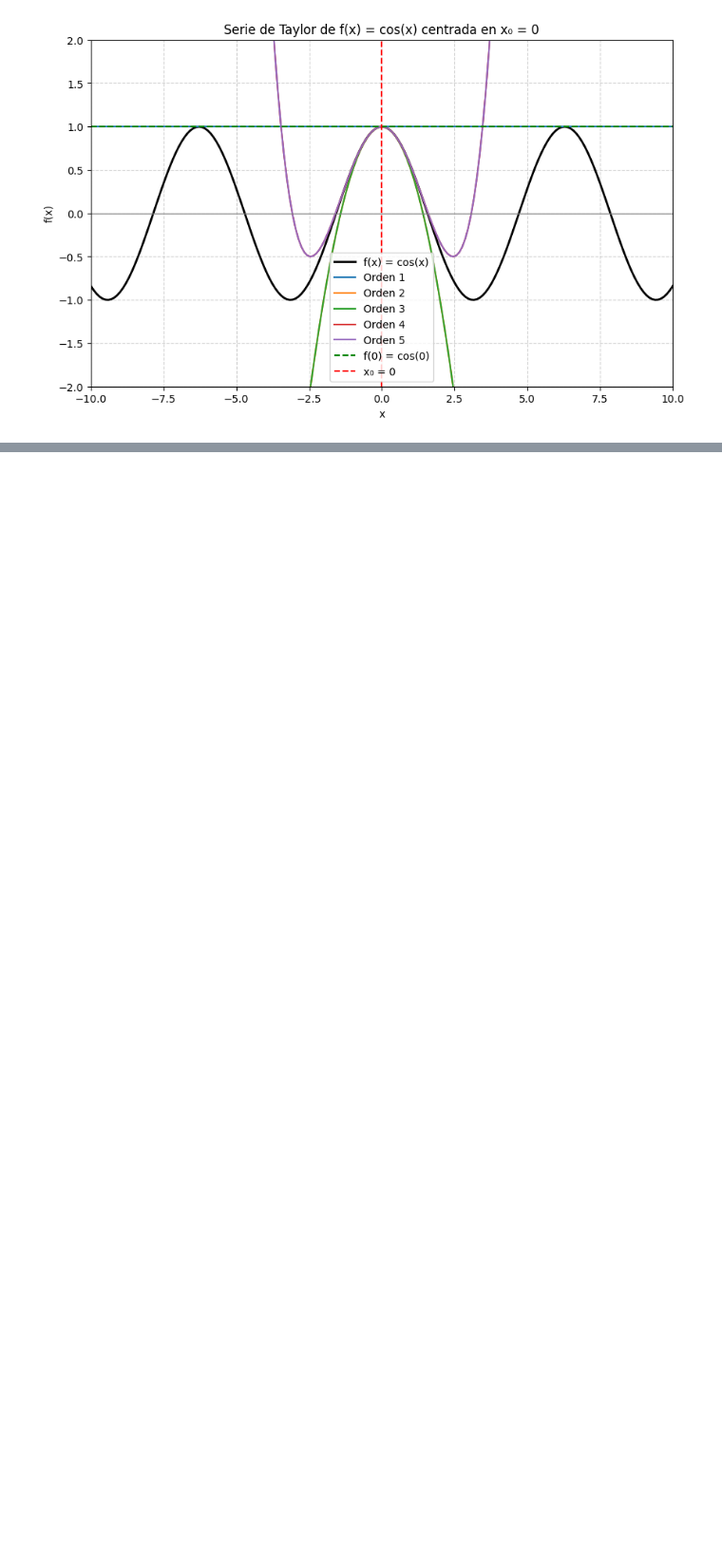
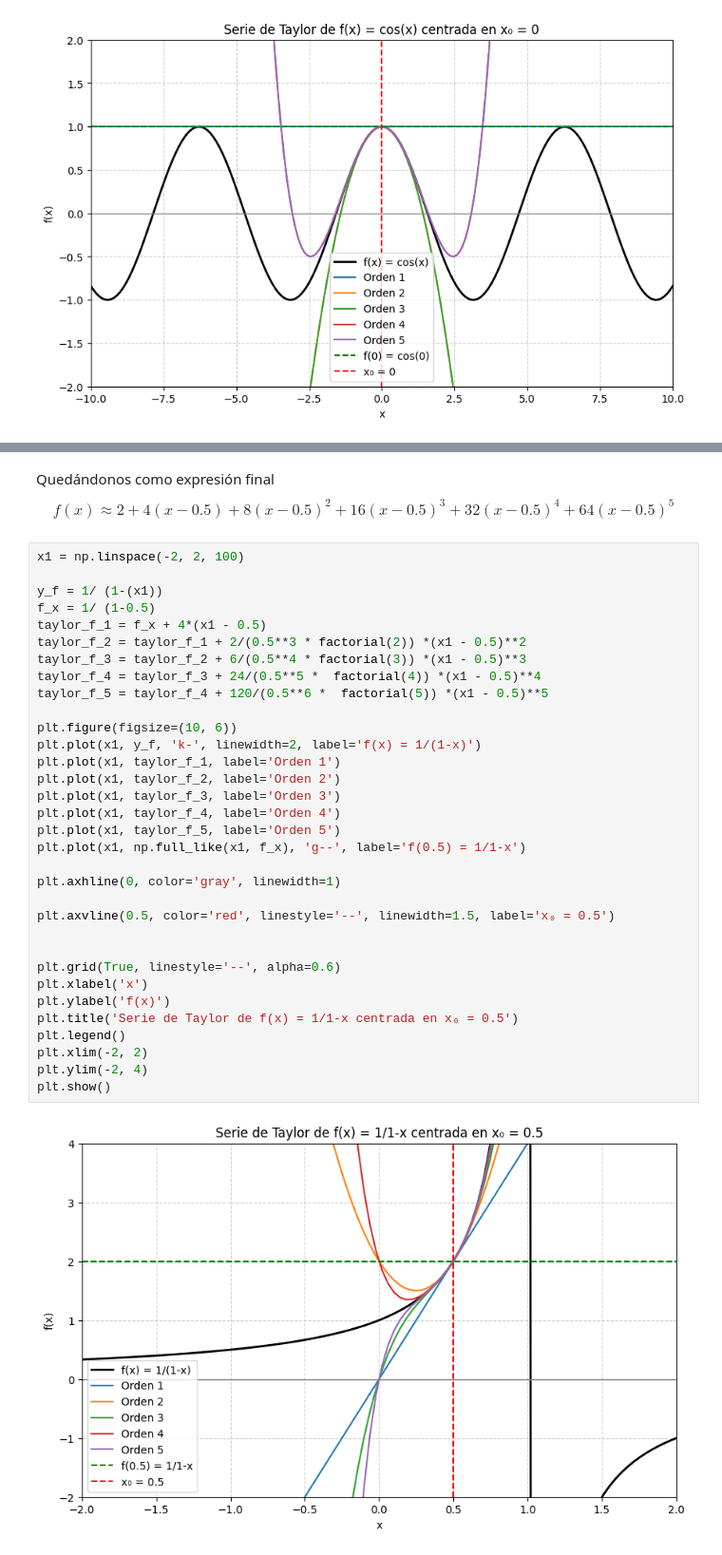
Before and after one commit to Dalzsfn/Taller3, a Jupyter notebook: Taller03.ipynb, the cells around one changed output, grey strips where cells are left out. Shown at 95% size. Saved outputs shown, nothing was run; the diff lists cells and outputs as text; blank space fills up the shorter version.

```diff
--- a/Taller03.ipynb
+++ b/Taller03.ipynb
@@ -127,0 +130,37 @@ plt.show()
+# %% [markdown]
+Quedándonos como expresión final $$f(x) \approx  2 + 4(x - 0.5) + 8(x - 0.5)^2 + 16(x - 0.5)^3 + 32(x - 0.5)^4 + 64(x - 0.5)^5$$
+# %%
+x1 = np.linspace(-2, 2, 100)
+
+y_f = 1/ (1-(x1))
+f_x = 1/ (1-0.5)
+taylor_f_1 = f_x + 4*(x1 - 0.5)
+taylor_f_2 = taylor_f_1 + 2/(0.5**3 * factorial(2)) *(x1 - 0.5)**2
+taylor_f_3 = taylor_f_2 + 6/(0.5**4 * factorial(3)) *(x1 - 0.5)**3
+taylor_f_4 = taylor_f_3 + 24/(0.5**5 *  factorial(4)) *(x1 - 0.5)**4
+taylor_f_5 = taylor_f_4 + 120/(0.5**6 *  factorial(5)) *(x1 - 0.5)**5
+
+plt.figure(figsize=(10, 6))
+plt.plot(x1, y_f, 'k-', linewidth=2, label='f(x) = 1/(1-x)')
+plt.plot(x1, taylor_f_1, label='Orden 1')
+plt.plot(x1, taylor_f_2, label='Orden 2')
+plt.plot(x1, taylor_f_3, label='Orden 3')
+plt.plot(x1, taylor_f_4, label='Orden 4')
+plt.plot(x1, taylor_f_5, label='Orden 5')
+plt.plot(x1, np.full_like(x1, f_x), 'g--', label='f(0.5) = 1/1-x')
+
+plt.axhline(0, color='gray', linewidth=1)
+
+plt.axvline(0.5, color='red', linestyle='--', linewidth=1.5, label='x₀ = 0.5')
+
+
+plt.grid(True, linestyle='--', alpha=0.6)
+plt.xlabel('x')
+plt.ylabel('f(x)')
+plt.title('Serie de Taylor de f(x) = 1/1-x centrada en x₀ = 0.5')
+plt.legend()
+plt.xlim(-2, 2)
+plt.ylim(-2, 4)
+plt.show()
+# %% [output]
+[figure, added]
```
Also changed, not shown: parts of 2 cells of this notebook.
